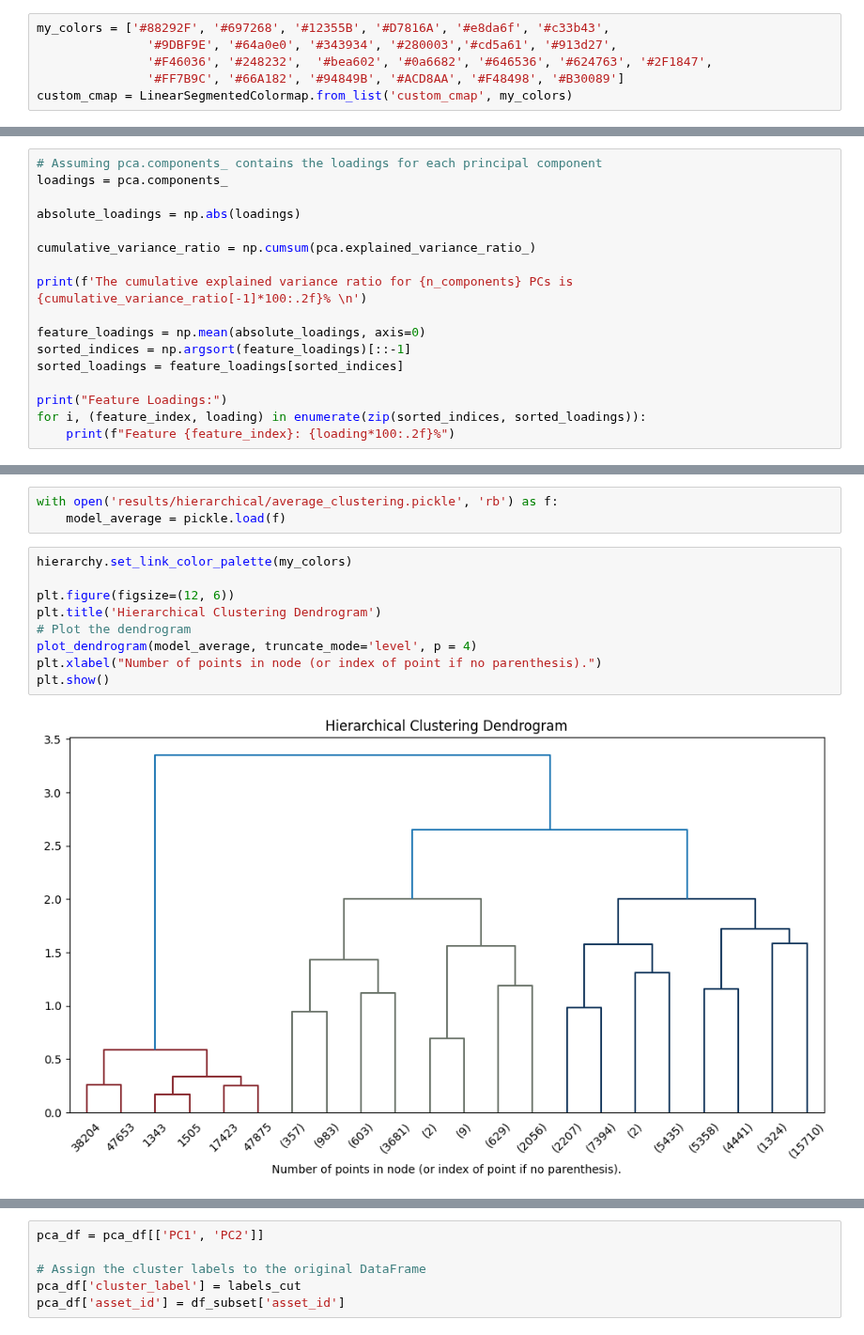
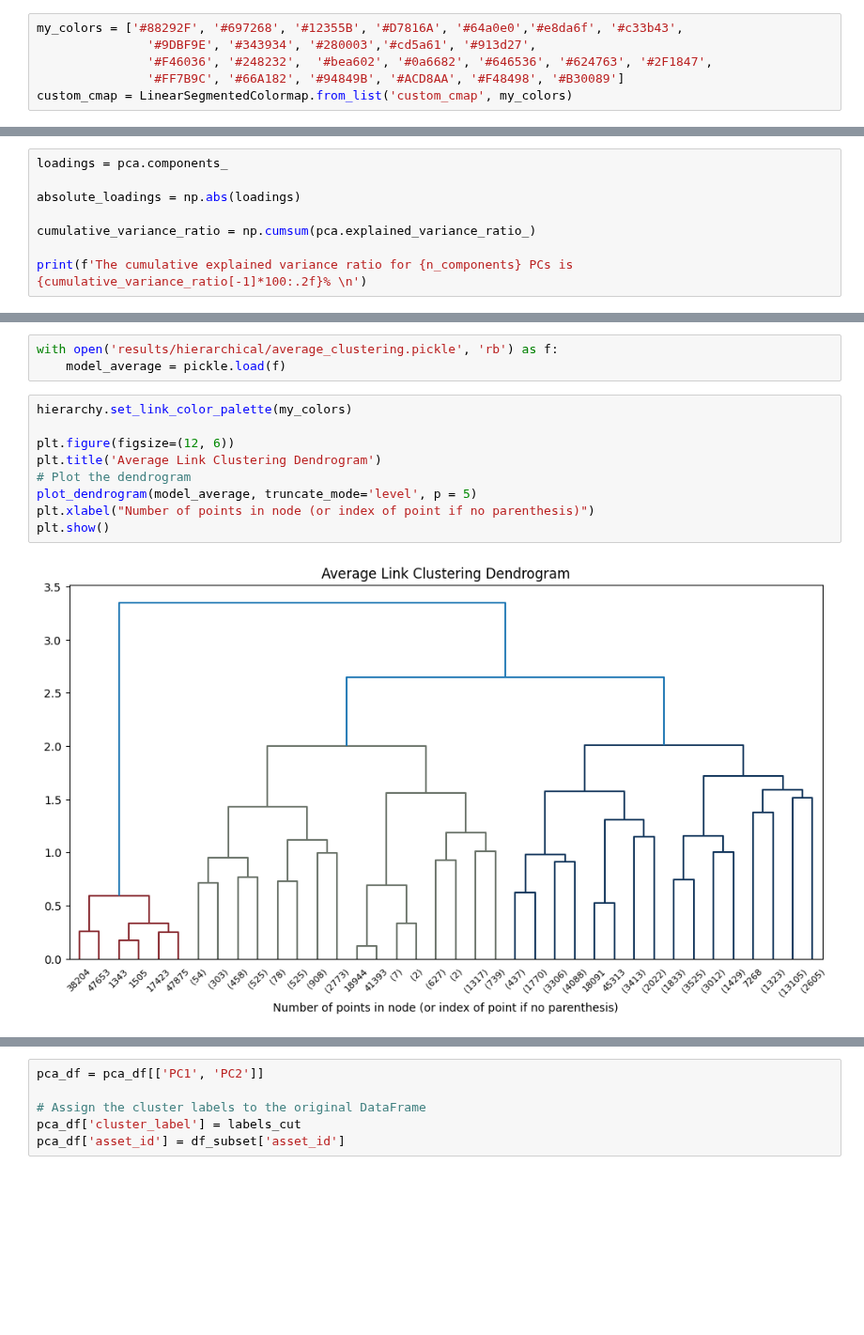
Before and after one commit to sarabreu/thesis_dev, a Jupyter notebook: 2_models/with_raw_data/wind/hierarchical_cluster.ipynb, the cells around one changed output, grey strips where cells are left out. Shown at 94% size. Cells and saved outputs as stored; diff of their text form; blank space fills up the shorter version.

```diff
--- a/2_models/with_raw_data/wind/hierarchical_cluster.ipynb
+++ b/2_models/with_raw_data/wind/hierarchical_cluster.ipynb
@@ -17,8 +17,8 @@ from sklearn.metrics import silhouette_score
 from scipy.cluster.hierarchy import linkage, dendrogram, fcluster
 from sklearn.cluster import AgglomerativeClustering
 # %%
-my_colors = ['#88292F', '#697268', '#12355B', '#D7816A', '#e8da6f', '#c33b43',
-               '#9DBF9E', '#64a0e0', '#343934', '#280003','#cd5a61', '#913d27',
+my_colors = ['#88292F', '#697268', '#12355B', '#D7816A', '#64a0e0','#e8da6f', '#c33b43',
+               '#9DBF9E', '#343934', '#280003','#cd5a61', '#913d27',
                '#F46036', '#248232',  '#bea602', '#0a6682', '#646536', '#624763', '#2F1847',
                '#FF7B9C', '#66A182', '#94849B', '#ACD8AA', '#F48498', '#B30089']
 custom_cmap = LinearSegmentedColormap.from_list('custom_cmap', my_colors)
@@ -101,5 +113,4 @@ pca_df.head()
 # %%
-# Assuming pca.components_ contains the loadings for each principal component
 loadings = pca.components_
 
 absolute_loadings = np.abs(loadings)
@@ -107,13 +118,5 @@ absolute_loadings = np.abs(loadings)
 cumulative_variance_ratio = np.cumsum(pca.explained_variance_ratio_)
 
 print(f'The cumulative explained variance ratio for {n_components} PCs is {cumulative_variance_ratio[-1]*100:.2f}% \n')
-
-feature_loadings = np.mean(absolute_loadings, axis=0)
-sorted_indices = np.argsort(feature_loadings)[::-1]
-sorted_loadings = feature_loadings[sorted_indices]
-
-print("Feature Loadings:")
-for i, (feature_index, loading) in enumerate(zip(sorted_indices, sorted_loadings)):
-    print(f"Feature {feature_index}: {loading*100:.2f}%")
 # %% [output]
 The cumulative explained variance ratio for 2 PCs is 76.48%
@@ -305,14 +320,14 @@ with open('results/hierarchical/average_clustering.pickle', 'rb') as f:
 # %%
 hierarchy.set_link_color_palette(my_colors)
 
 plt.figure(figsize=(12, 6))
-plt.title('Hierarchical Clustering Dendrogram')
+plt.title('Average Link Clustering Dendrogram')
 # Plot the dendrogram
-plot_dendrogram(model_average, truncate_mode='level', p = 4)
-plt.xlabel("Number of points in node (or index of point if no parenthesis).")
+plot_dendrogram(model_average, truncate_mode='level', p = 5)
+plt.xlabel("Number of points in node (or index of point if no parenthesis)")
 plt.show()
 # %% [output]
-[figure, old version]
+[figure, new version]
 # %%
 # Cut dendrogram to obtain labels
 num_clusters = 5  # Adjust as needed
```
Also changed, not shown: parts of 12 cells of this notebook, 3 other files.
